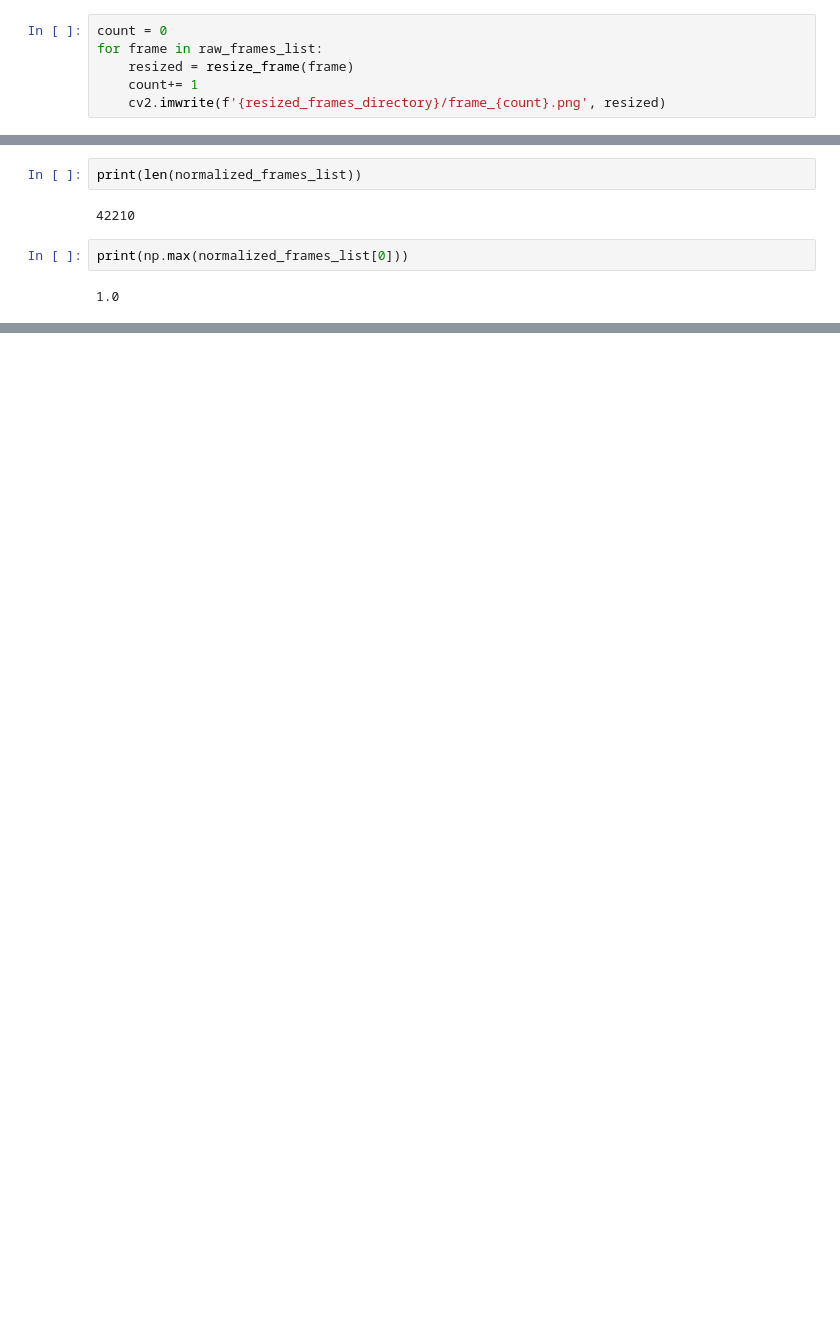
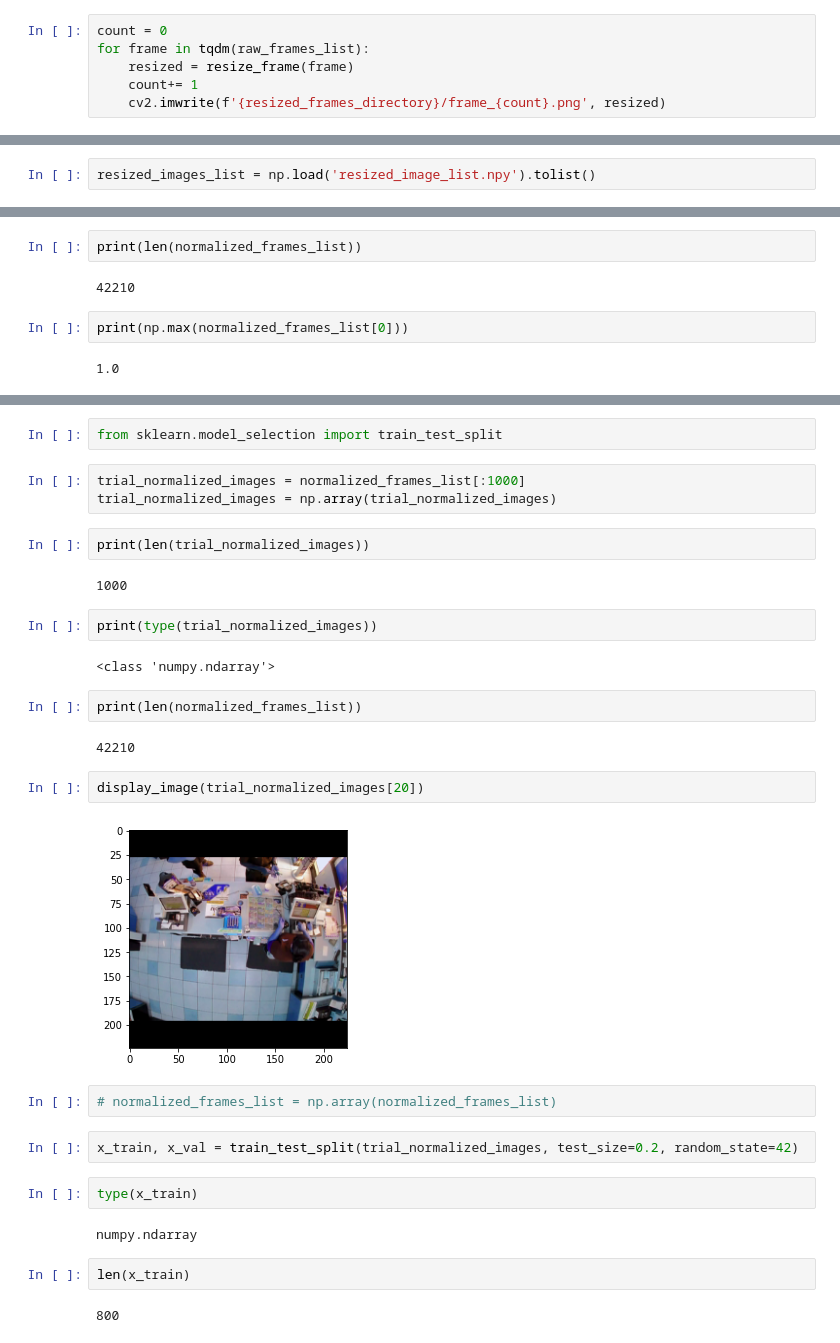
Before and after one commit to bipinthecoder/anomaly-driven-video-summarization, a Jupyter notebook: Video Extraction.ipynb, the cells around one changed output, grey strips where cells are left out. Drawn from its saved outputs; the diff is of its cells as text; blank space fills up the shorter version.

```diff
--- a/Video Extraction.ipynb
+++ b/Video Extraction.ipynb
@@ -407,7 +407,7 @@ os.makedirs(resized_frames_directory, exist_ok=True)
 ### Resizing all Frames and Saving
 # %%
 count = 0
-for frame in raw_frames_list:
+for frame in tqdm(raw_frames_list):
     resized = resize_frame(frame)
     count+= 1
     cv2.imwrite(f'{resized_frames_directory}/frame_{count}.png', resized)
@@ -440,0 +455,2 @@ print(len(resized_images_list))
+# %%
+resized_images_list = np.load('resized_image_list.npy').tolist()
@@ -451,0 +550,33 @@ print(np.max(normalized_frames_list[0]))
+# %%
+from sklearn.model_selection import train_test_split
+# %%
+trial_normalized_images = normalized_frames_list[:1000]
+trial_normalized_images = np.array(trial_normalized_images)
+# %%
+print(len(trial_normalized_images))
+# %% [output]
+1000
+# %%
+print(type(trial_normalized_images))
+# %% [output]
+<class 'numpy.ndarray'>
+# %%
+print(len(normalized_frames_list))
+# %% [output]
+42210
+# %%
+display_image(trial_normalized_images[20])
+# %% [output]
+[figure, added]
+# %%
+# normalized_frames_list = np.array(normalized_frames_list)
+# %%
+x_train, x_val = train_test_split(trial_normalized_images, test_size=0.2, random_state=42)
+# %%
+type(x_train)
+# %% [output]
+numpy.ndarray
+# %%
+len(x_train)
+# %% [output]
+800
```
Also changed, not shown: parts of 31 cells of this notebook.
